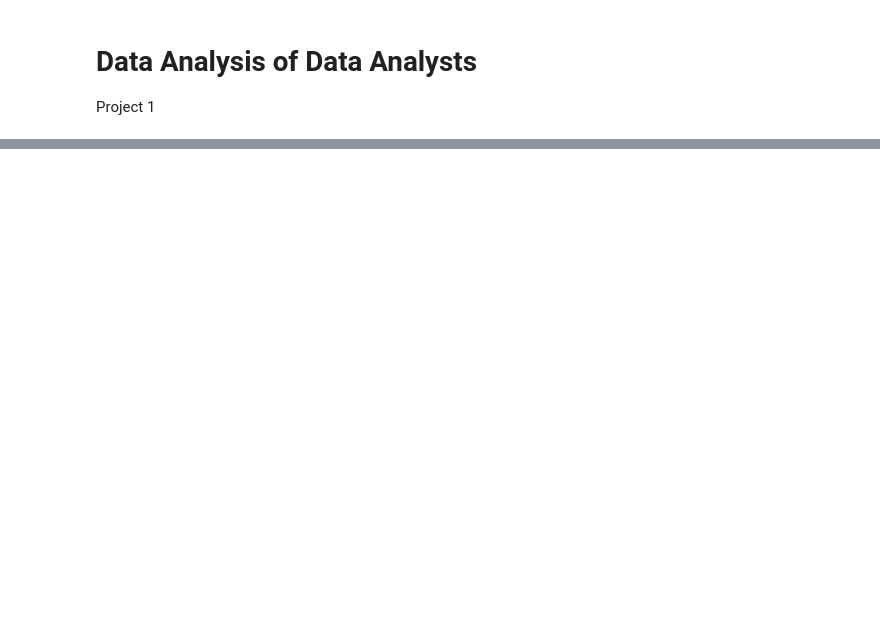
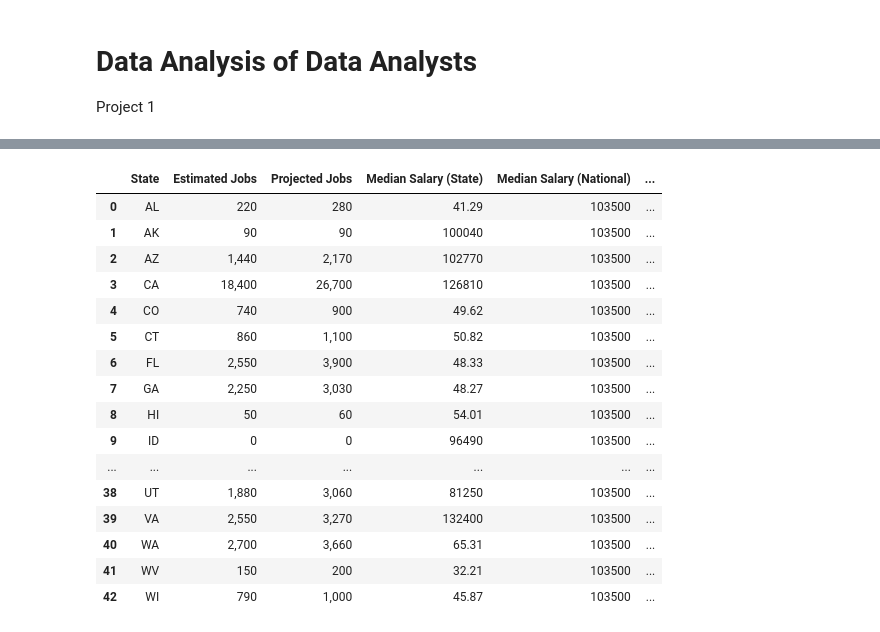
Before and after one commit to peatk/Group3_Project_-1, a Jupyter notebook: DataAnalysisDataAnalysts.ipynb, the cells around one changed output, grey strips where cells are left out. Cells and saved outputs as stored; diff of their text form; code cells hidden in the pictures; blank space fills up the shorter version.

```diff
--- a/DataAnalysisDataAnalysts.ipynb
+++ b/DataAnalysisDataAnalysts.ipynb
@@ -63,0 +203,23 @@ response
+# %%
+states_df.replace('N/A', np.nan, inplace=True)
+states_df.dropna(inplace=True)
+states_df.reset_index(inplace=True,drop=True)
+states_df
+# %% [output]
+|  | State | Estimated Jobs | Projected Jobs | Median Salary (State) | Median Salary (National) | ... |
+| 0 | AL | 220 | 280 | 41.29 | 103500 | ... |
+| 1 | AK | 90 | 90 | 100040 | 103500 | ... |
+| 2 | AZ | 1,440 | 2,170 | 102770 | 103500 | ... |
+| 3 | CA | 18,400 | 26,700 | 126810 | 103500 | ... |
+| 4 | CO | 740 | 900 | 49.62 | 103500 | ... |
+| 5 | CT | 860 | 1,100 | 50.82 | 103500 | ... |
+| 6 | FL | 2,550 | 3,900 | 48.33 | 103500 | ... |
+| 7 | GA | 2,250 | 3,030 | 48.27 | 103500 | ... |
+| 8 | HI | 50 | 60 | 54.01 | 103500 | ... |
+| 9 | ID | 0 | 0 | 96490 | 103500 | ... |
+| ... | ... | ... | ... | ... | ... | ... |
+| 38 | UT | 1,880 | 3,060 | 81250 | 103500 | ... |
+| 39 | VA | 2,550 | 3,270 | 132400 | 103500 | ... |
+| 40 | WA | 2,700 | 3,660 | 65.31 | 103500 | ... |
+| 41 | WV | 150 | 200 | 32.21 | 103500 | ... |
+| 42 | WI | 790 | 1,000 | 45.87 | 103500 | ... |
```
Also changed, not shown: parts of 6 cells of this notebook.
